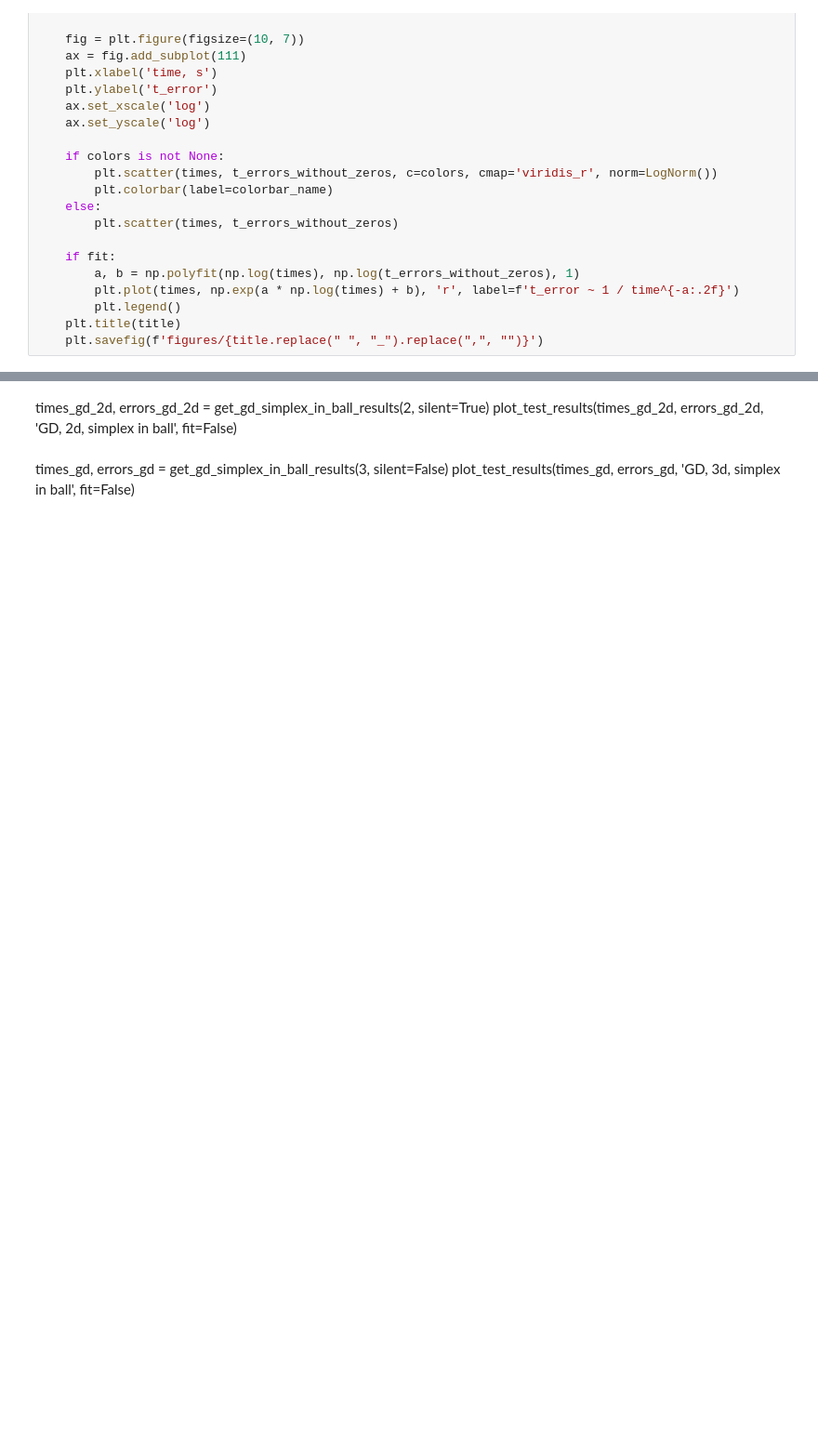
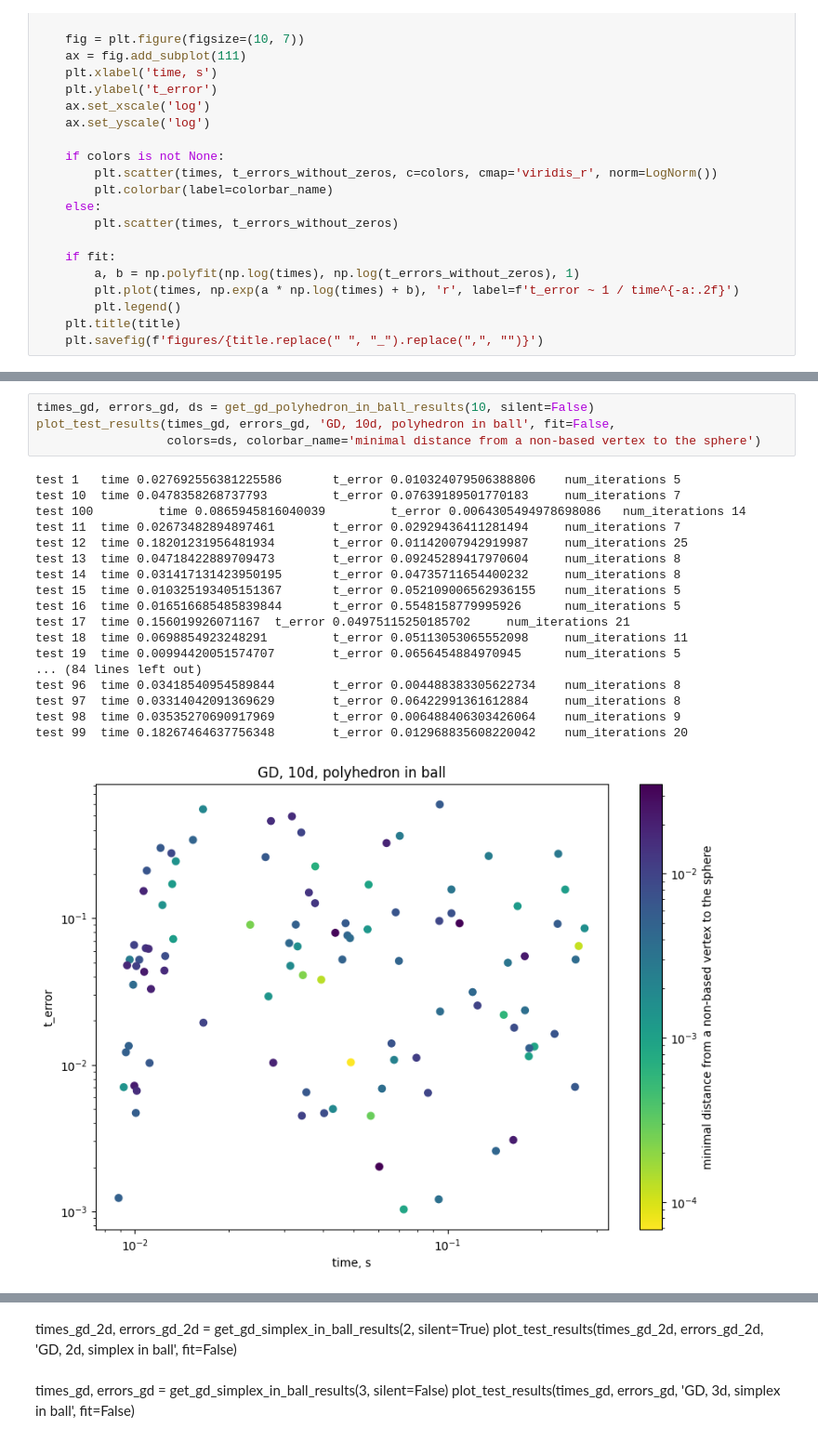
Before and after one commit to Paul566/GraduateThesis, a Jupyter notebook: nb.ipynb, the cells around one changed output, grey strips where cells are left out. Shown at 93% size. Drawn from its saved outputs; the diff is of its cells as text; blank space fills up the shorter version.

```diff
--- a/nb.ipynb
+++ b/nb.ipynb
@@ -189,0 +174,23 @@ test 99  time 1.5788171291351318         t_error 8.881784197001252e-16   num_ite
+# %%
+times_gd, errors_gd, ds = get_gd_polyhedron_in_ball_results(10, silent=False)
+plot_test_results(times_gd, errors_gd, 'GD, 10d, polyhedron in ball', fit=False,
+                  colors=ds, colorbar_name='minimal distance from a non-based vertex to the sphere')
+# %% [output]
+test 1   time 0.027692556381225586       t_error 0.010324079506388806    num_iterations 5
+test 10  time 0.0478358268737793         t_error 0.07639189501770183     num_iterations 7
+test 100         time 0.0865945816040039         t_error 0.0064305494978698086   num_iterations 14
+test 11  time 0.02673482894897461        t_error 0.02929436411281494     num_iterations 7
+test 12  time 0.18201231956481934        t_error 0.01142007942919987     num_iterations 25
+test 13  time 0.04718422889709473        t_error 0.09245289417970604     num_iterations 8
+test 14  time 0.031417131423950195       t_error 0.04735711654400232     num_iterations 8
+test 15  time 0.010325193405151367       t_error 0.052109006562936155    num_iterations 5
+test 16  time 0.016516685485839844       t_error 0.5548158779995926      num_iterations 5
+test 17  time 0.156019926071167  t_error 0.04975115250185702     num_iterations 21
+test 18  time 0.0698854923248291         t_error 0.05113053065552098     num_iterations 11
+test 19  time 0.00994420051574707        t_error 0.0656454884970945      num_iterations 5
+... (84 lines left out)
+test 96  time 0.03418540954589844        t_error 0.004488383305622734    num_iterations 8
+test 97  time 0.03314042091369629        t_error 0.06422991361612884     num_iterations 8
+test 98  time 0.03535270690917969        t_error 0.006488406303426064    num_iterations 9
+test 99  time 0.18267464637756348        t_error 0.012968835608220042    num_iterations 20
+[figure, added]
```
Also changed, not shown: parts of 21 cells of this notebook, 15 other files.
